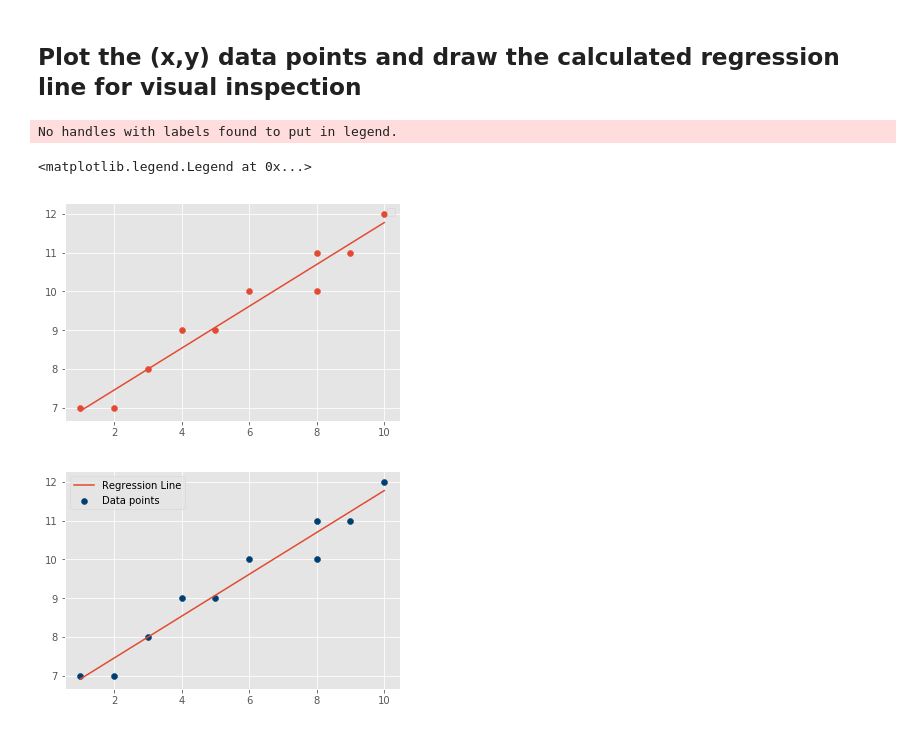
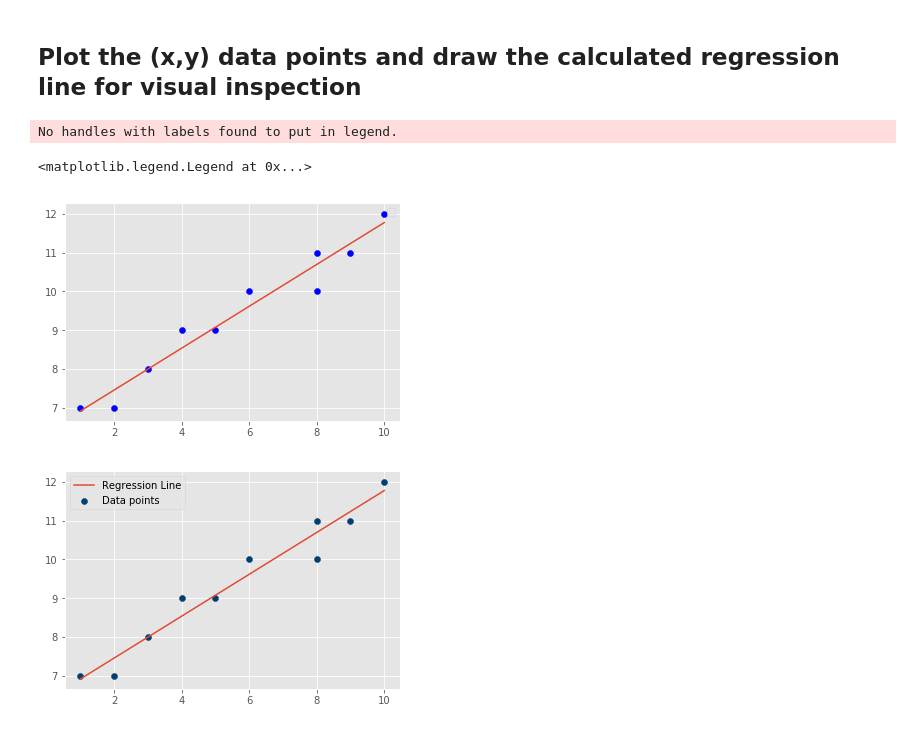
Before and after one commit to AR3441/dsc-0-10-07-simple-linear-regression-lab-nyc-ds-career-031119, a Jupyter notebook: index.ipynb, the cells around one changed output. Drawn from its saved outputs; the diff is of its cells as text; code cells hidden in the pictures.

```diff
--- a/index.ipynb
+++ b/index.ipynb
@@ -127,13 +127,13 @@ regression_line = reg_line(m,b,X)
 # %% [markdown]
 ## Plot the (x,y) data points and draw the calculated regression line for visual inspection
 # %%
-plt.scatter(X,Y)
+plt.scatter(X,Y, c = 'blue')
 plt.plot(X, regression_line)
 plt.legend()
 # %% [output]
 No handles with labels found to put in legend.
 <matplotlib.legend.Legend at 0x...>
-[figure, old version]
+[figure, new version]
 # %%
 # Plot data and regression line
 # %% [output]
```
